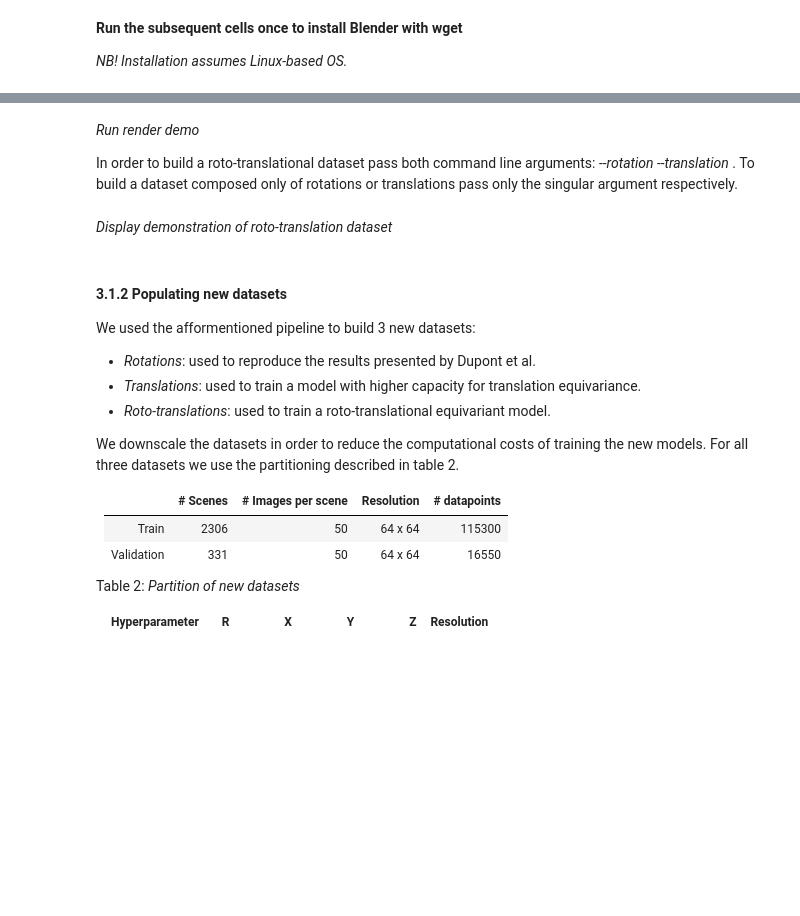
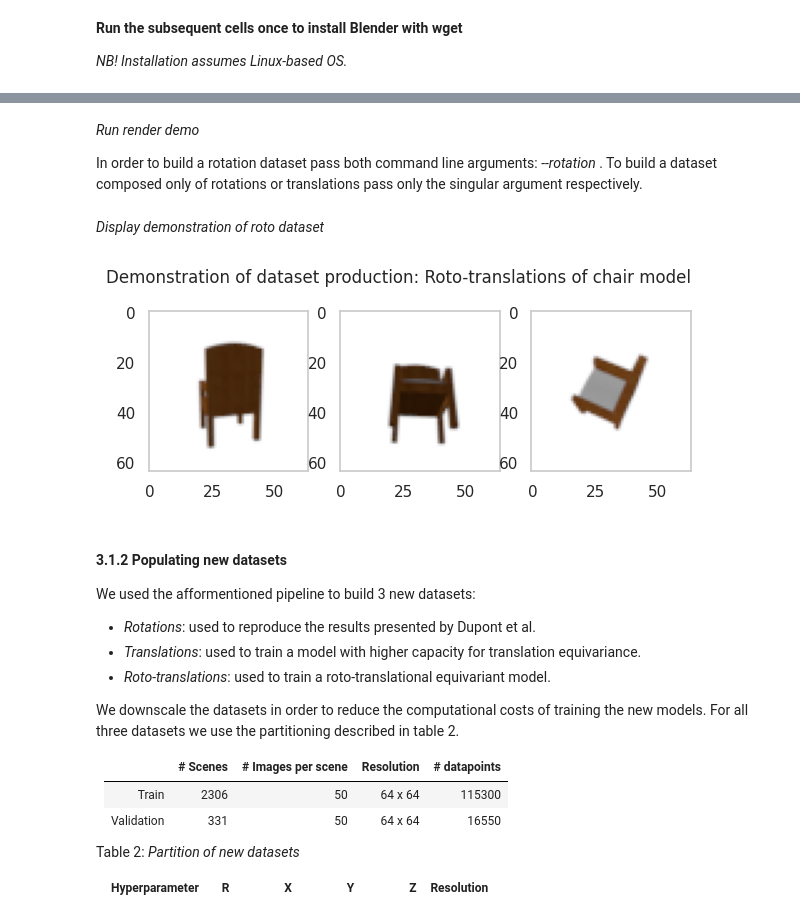
Before and after one commit to elidub/equiv-neural-rendering, a Jupyter notebook: demos/EquivariantNR.ipynb, the cells around one changed output, grey strips where cells are left out. Cells and saved outputs as stored; diff of their text form; code cells hidden in the pictures; blank space fills up the shorter version.

Commit message:
Suppress output of blender + only roto in demo

```diff
--- a/demos/EquivariantNR.ipynb
+++ b/demos/EquivariantNR.ipynb
@@ -310,5 +324,5 @@ import wget
 # %% [markdown]
 _Run render demo_
 
-In order to build a roto-translational dataset pass both command line arguments: _--rotation --translation_ . To build a dataset composed only of rotations or translations pass only the singular argument respectively.
+In order to build a rotation dataset pass both command line arguments: _--rotation_ . To build a dataset composed only of rotations or translations pass only the singular argument respectively.
 # %%
@@ -317,18 +332,20 @@ In order to build a roto-translational dataset pass both command line arguments:
 # %% [markdown]
-_Display demonstration of roto-translation dataset_
+_Display demonstration of roto dataset_
 # %%
 """ Display random sample outputs """
 # Load 3 random images from output directory
-path = main_path + "src/enr/data/demo/output/rot_trans_dataset/data/"
+path = main_path + "src/enr/data/demo/output/roto/data/"
 random_file = [random.choice(os.listdir(path)) for img in range(3)]
 images = [mpimg.imread(path + image) for image in random_file]
 
 # Plot sampleset
 fig, axs = plt.subplots(1, 3, figsize=(7, 3))
 for ax, id in zip(axs, range(3)):
     ax.imshow(images[id])
 plt.title('Demonstration of dataset production: Roto-translations of chair model\n', loc='right')
 plt.show()
+# %% [output]
+[figure, added]
 # %% [markdown]
 #### 3.1.2 Populating new datasets
 
```
Also changed, not shown: parts of 8 cells of this notebook.
